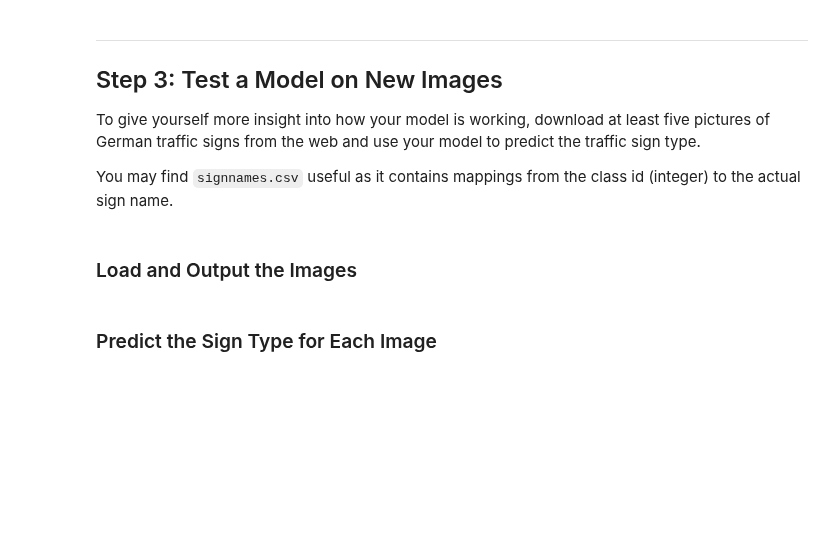
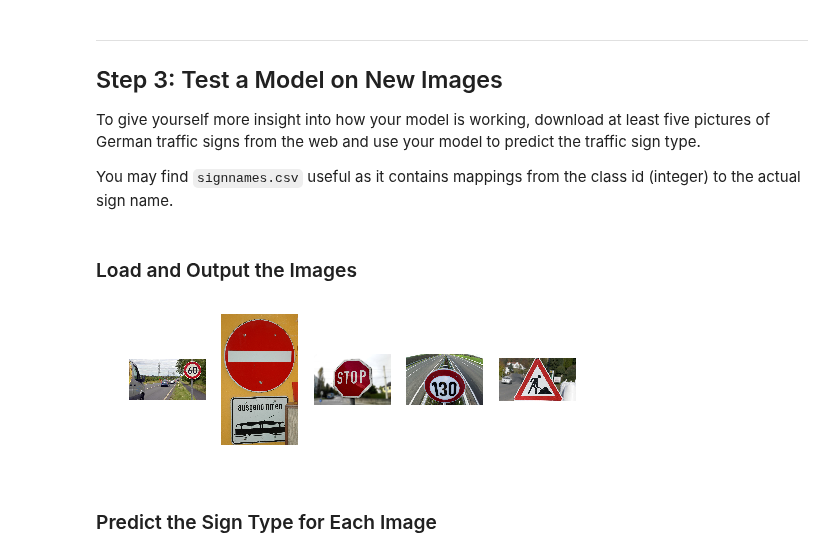
Before and after one commit to patman77/SDCE_nanodegree, a Jupyter notebook: Term1/Project2_Traffic_Sign_Classifier_Project/Traffic_Sign_Classifier.ipynb, the cells around one changed output. Saved outputs shown, nothing was run; the diff lists cells and outputs as text; code cells hidden in the pictures; blank space fills up the shorter version.

Commit message:
added snippet to load new traffic signs from the web

```diff
--- a/Term1/Project2_Traffic_Sign_Classifier_Project/Traffic_Sign_Classifier.ipynb
+++ b/Term1/Project2_Traffic_Sign_Classifier_Project/Traffic_Sign_Classifier.ipynb
@@ -446,3 +446,25 @@ You may find `signnames.csv` useful as it contains mappings from the class id (i
+# %%
+### Load the images and plot them here.
+### Feel free to use as many code cells as needed.
+
+import glob
+import matplotlib.image as mpimg
+
+figure, axes = plt.subplots(1,5,figsize=(8,8))
+figure.subplots_adjust(hspace = 0.5, wspace=0.2)
+
+myImages = []
+
+for i, filename in enumerate(glob.glob('./new_images/*.jp*g')):
+    img = cv2.imread(filename)
+    axes[i].axis('off')
+    axes[i].imshow(cv2.cvtColor(img, cv2.COLOR_BGR2RGB))
+    myImages.append(img)
+
+myImages      = np.asarray(myImages)
+myImages_norm = (myImages - 128.0)/128.0
+# %% [output]
+[figure, added]
 # %% [markdown]
 ### Predict the Sign Type for Each Image
 # %%
```
Also changed, not shown: parts of 4 cells of this notebook.
